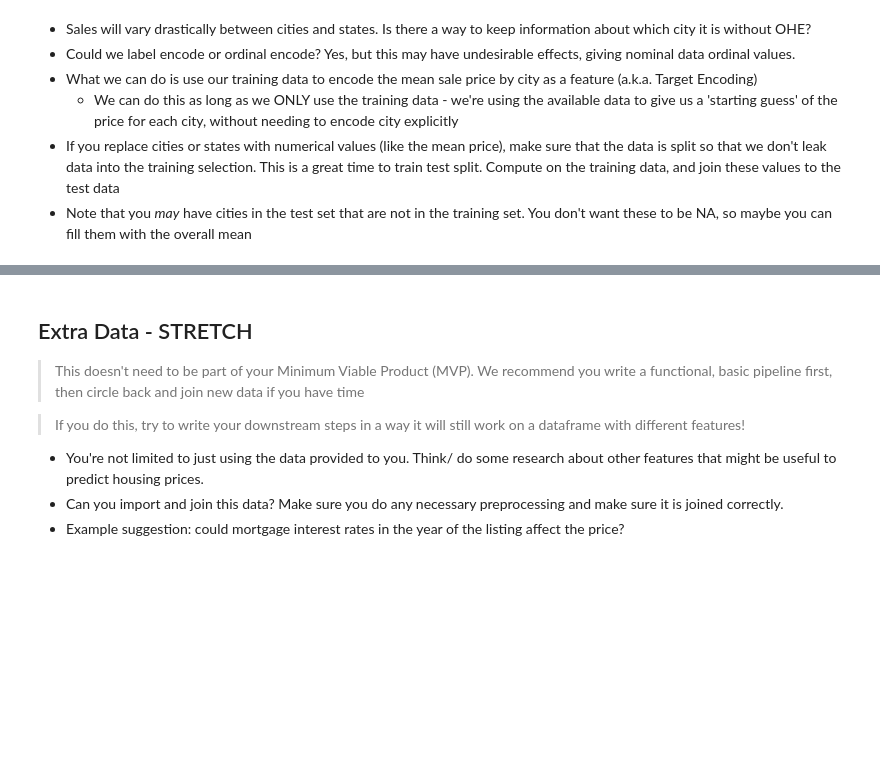
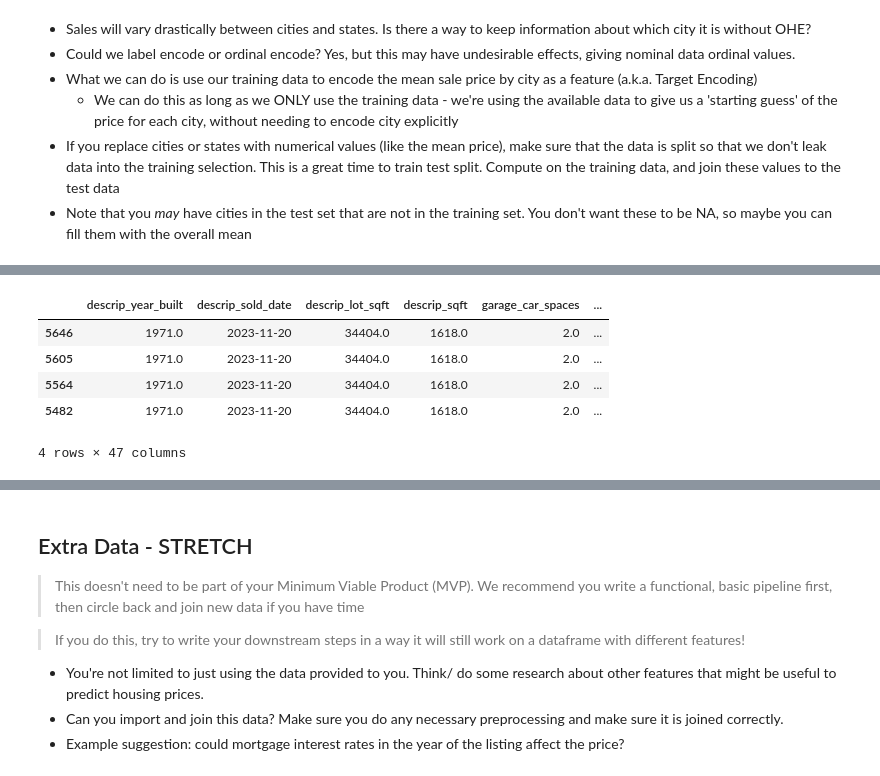
Before and after one commit to MeghanBarritt/midterm_project_datasci, a Jupyter notebook: notebooks/1 - EDA.ipynb, the cells around one changed output, grey strips where cells are left out. Drawn from its saved outputs; the diff is of its cells as text; code cells hidden in the pictures; blank space fills up the shorter version.

```diff
--- a/notebooks/1 - EDA.ipynb
+++ b/notebooks/1 - EDA.ipynb
@@ -658,0 +706,9 @@ data[data['location_city'].isna()]
+# %%
+X_train[X_train['city_target_encoded'].isna()]
+# %% [output]
+|  | descrip_year_built | descrip_sold_date | descrip_lot_sqft | descrip_sqft | garage_car_spaces | ... |
+| 5646 | 1971.0 | 2023-11-20 | 34404.0 | 1618.0 | 2.0 | ... |
+| 5605 | 1971.0 | 2023-11-20 | 34404.0 | 1618.0 | 2.0 | ... |
+| 5564 | 1971.0 | 2023-11-20 | 34404.0 | 1618.0 | 2.0 | ... |
+| 5482 | 1971.0 | 2023-11-20 | 34404.0 | 1618.0 | 2.0 | ... |
+4 rows × 47 columns
```
Also changed, not shown: parts of 10 cells of this notebook.
